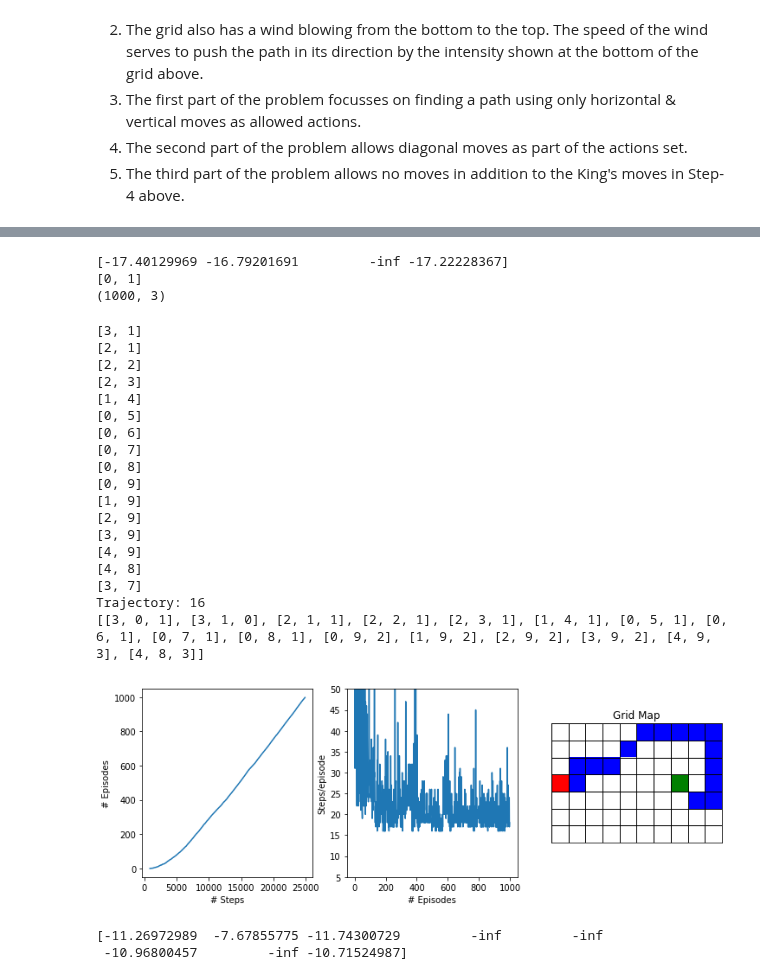
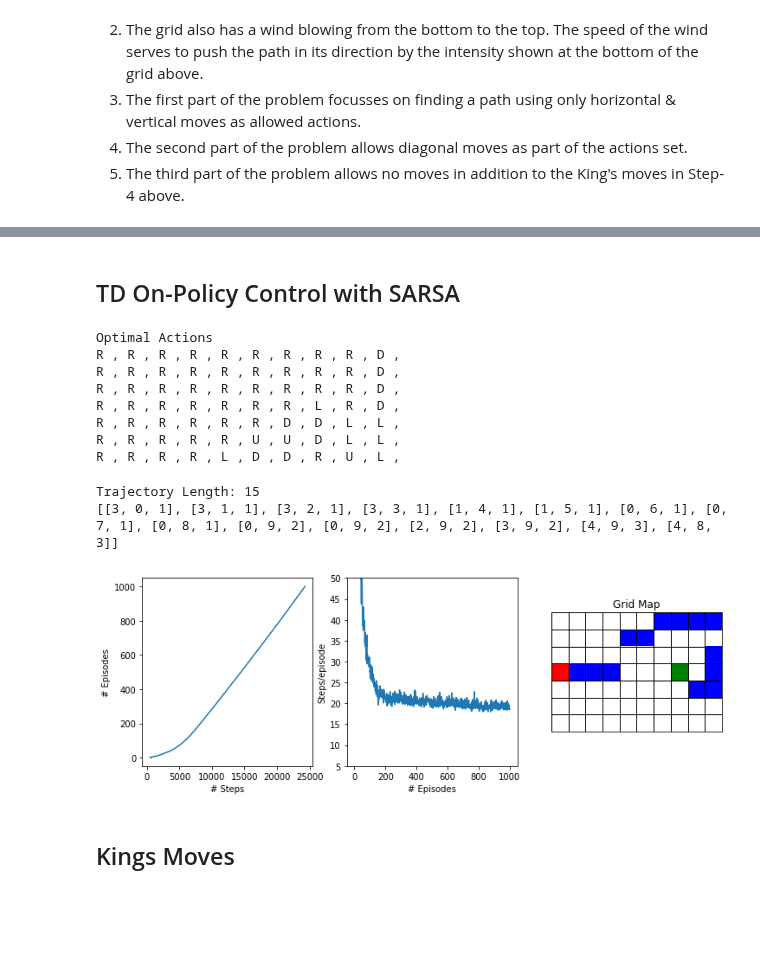
Before and after one commit to chandrusuresh/ReinforcementLearning, a Jupyter notebook: Ch6-TD_Learning/WindyGridworld.ipynb, the cells around one changed output, grey strips where cells are left out. Cells and saved outputs as stored; diff of their text form; code cells hidden in the pictures; blank space fills up the shorter version.

```diff
--- a/Ch6-TD_Learning/WindyGridworld.ipynb
+++ b/Ch6-TD_Learning/WindyGridworld.ipynb
@@ -128,56 +121,61 @@ def plot_grid(ax,traj):
   ax.set_yticklabels([])
   ax.xaxis.set_ticks_position('none')
   ax.yaxis.set_ticks_position('none')
+# %% [markdown]
+## TD On-Policy Control with SARSA
 # %%
+num_runs = 50
 num_episodes = 1000
 alpha = 0.5
 gamma = 1
 epsilon = 0.1
-np.random.seed(0)
-Q,stats = SARSA(num_episodes,hv_actions,epsilon,alpha,gamma)
+# np.random.seed(0)
+Q_avg = np.zeros((grid_rows,grid_cols,len(hv_actions)))
+stats_avg = np.zeros((num_episodes,3))
+for i in tqdm(range(num_runs)):
+  Q,stats = SARSA(num_episodes,hv_actions,alpha,gamma,epsilon)
+  Q_avg += Q/float(num_runs)
+  stats_avg[:,1:] += stats[:,1:]/float(num_runs)
+stats_avg[:,0] = stats[:,0]
-# %%
-pos = [6,1]#start
-print(Q[pos[0],pos[1],:])
-print(hv_actions[np.argmax(Q[pos[0],pos[1],:])])
-print(stats.shape)
-# %% [output]
-[-17.40129969 -16.79201691         -inf -17.22228367]
-[0, 1]
-(1000, 3)
+# %%
+act_code = ['U','R','D','L']
+print('Optimal Actions')
+for i in range(grid_rows):
+  print_str = ''
+  for j in range(grid_cols):
+    pos = [i,j]
+    act_idx = target_policy(Q_avg,pos,hv_actions,0.0)
+    print_str += act_code[act_idx] + ' , '
+  print(print_str)
+# %% [output]
+Optimal Actions
+R , R , R , R , R , R , R , R , R , D ,
+R , R , R , R , R , R , R , R , R , D ,
+R , R , R , R , R , R , R , R , R , D ,
+R , R , R , R , R , R , R , L , R , D ,
+R , R , R , R , R , R , D , D , L , L ,
+R , R , R , R , R , U , U , D , L , L ,
+R , R , R , R , L , D , D , R , U , L ,
 # %%
-traj = play_back(Q,hv_actions)
-print('Trajectory:',len(traj))
+traj = play_back(Q_avg,hv_actions)
+print('Trajectory Length:', len(traj))
 print(traj)
 fig,ax = plt.subplots(1,3,figsize=(12,4))
-ax[0].plot(stats[:,1],stats[:,0])
+ax[0].plot(stats_avg[:,2],stats_avg[:,0])
 ax[0].set_xlabel('# Steps')
 ax[0].set_ylabel('# Episodes')
-ax[1].plot(stats[:,0],stats[:,2])
+ax[1].plot(stats_avg[:,0],stats_avg[:,1])
 ax[1].set_ylabel('Steps/episode')
 ax[1].set_xlabel('# Episodes')
 ax[1].set_ylim([5,50])
 plot_grid(ax[2],traj)
 ax[2].set_title('Grid Map');
 # %% [output]
-[3, 1]
-[2, 1]
-[2, 2]
-[2, 3]
-[1, 4]
-[0, 5]
-[0, 6]
-[0, 7]
-[0, 8]
-[0, 9]
-[1, 9]
-[2, 9]
-[3, 9]
-[4, 9]
-[4, 8]
-[3, 7]
-Trajectory: 16
-[[3, 0, 1], [3, 1, 0], [2, 1, 1], [2, 2, 1], [2, 3, 1], [1, 4, 1], [0, 5, 1], [0, 6, 1], [0, 7, 1], [0, 8, 1], [0, 9, 2], [1, 9, 2], [2, 9, 2], [3, 9, 2], [4, 9, 3], [4, 8, 3]]
+Trajectory Length: 15
+[[3, 0, 1], [3, 1, 1], [3, 2, 1], [3, 3, 1], [1, 4, 1], [1, 5, 1], [0, 6, 1], [0, 7, 1], [0, 8, 1], [0, 9, 2], [0, 9, 2], [2, 9, 2], [3, 9, 2], [4, 9, 3], [4, 8, 3]]
-[figure, old version]
+[figure, new version]
+# %% [markdown]
+## Kings Moves
 # %%
 kings_moves = hv_actions + [[-1,-1],[-1,1],[1,-1],[1,1]]
 # np.random.seed(0)
@@ -185,6 +188,0 @@ Q_kings,stats_kings = SARSA(num_episodes,kings_moves,epsilon,alpha,gamma)
-# %%
-pos = start
-print(Q_kings[pos[0],pos[1],:])
-# %% [output]
-[-11.26972989  -7.67855775 -11.74300729         -inf         -inf
- -10.96800457         -inf -10.71524987]
```
Also changed, not shown: parts of 16 cells of this notebook.
